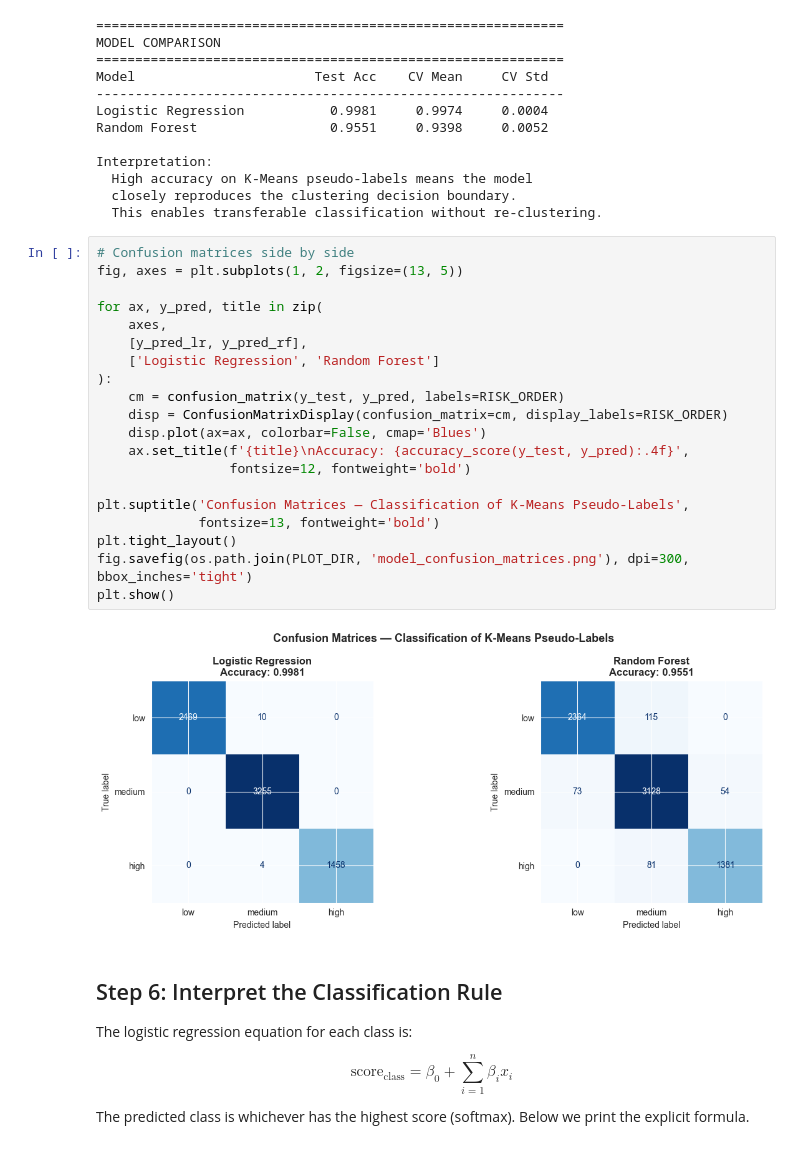
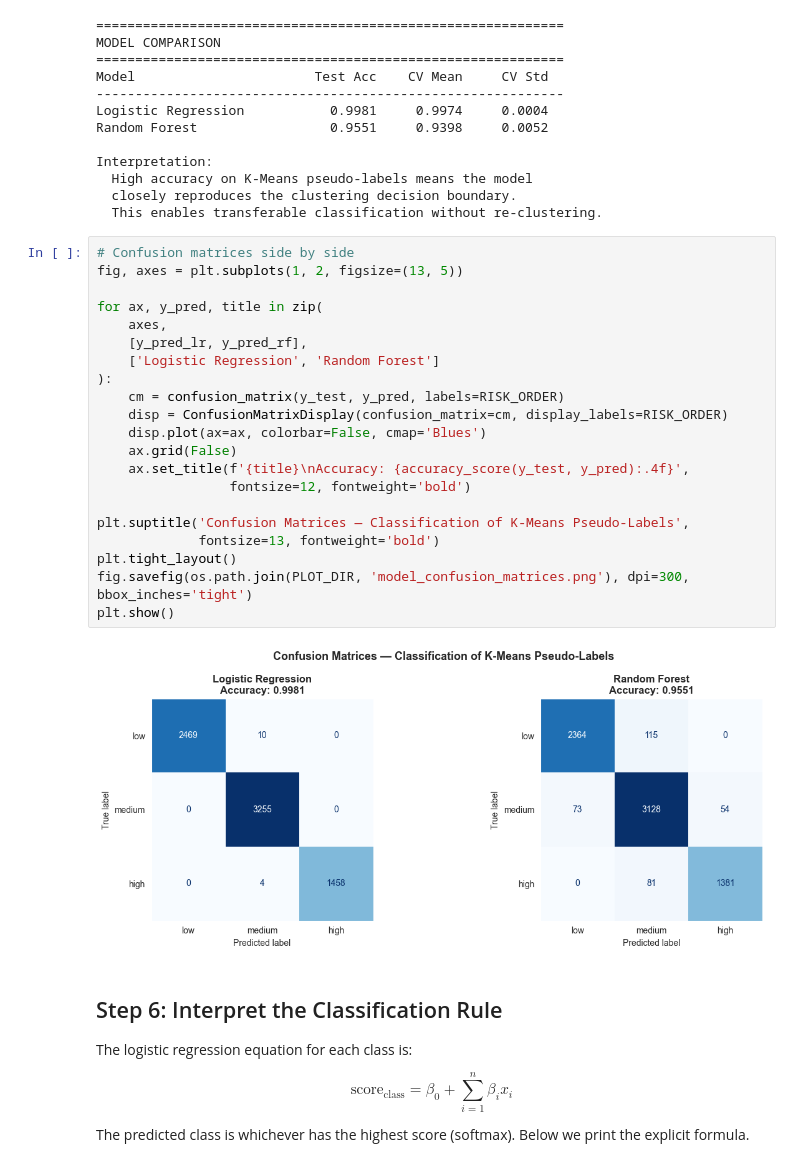
Before and after one commit to modnas-m/MaCAD26-G01-DataEncoding, a Jupyter notebook: notebooks/05_ClassificationML.ipynb, the cells around one changed output. Saved outputs shown, nothing was run; the diff lists cells and outputs as text.

```diff
--- a/notebooks/05_ClassificationML.ipynb
+++ b/notebooks/05_ClassificationML.ipynb
@@ -308,25 +308,26 @@ Interpretation:
 # %%
 # Confusion matrices side by side
 fig, axes = plt.subplots(1, 2, figsize=(13, 5))
 
 for ax, y_pred, title in zip(
     axes,
     [y_pred_lr, y_pred_rf],
     ['Logistic Regression', 'Random Forest']
 ):
     cm = confusion_matrix(y_test, y_pred, labels=RISK_ORDER)
     disp = ConfusionMatrixDisplay(confusion_matrix=cm, display_labels=RISK_ORDER)
     disp.plot(ax=ax, colorbar=False, cmap='Blues')
+    ax.grid(False)
     ax.set_title(f'{title}\nAccuracy: {accuracy_score(y_test, y_pred):.4f}',
                  fontsize=12, fontweight='bold')
 
 plt.suptitle('Confusion Matrices — Classification of K-Means Pseudo-Labels',
              fontsize=13, fontweight='bold')
 plt.tight_layout()
 fig.savefig(os.path.join(PLOT_DIR, 'model_confusion_matrices.png'), dpi=300, bbox_inches='tight')
 plt.show()
 # %% [output]
-[figure, old version]
+[figure, new version]
 # %% [markdown]
 ## Step 6: Interpret the Classification Rule
 
```
Also changed, not shown: 38 other files.
